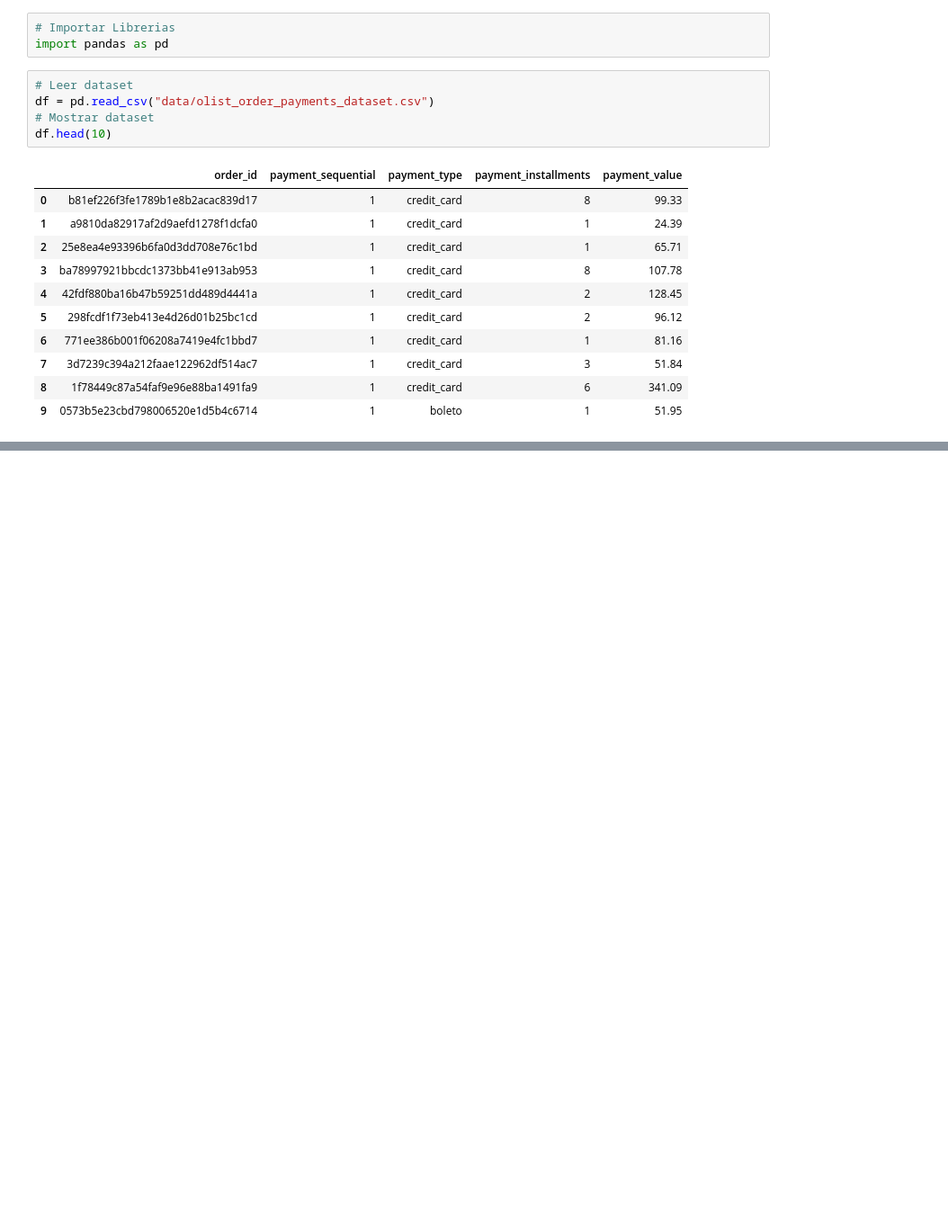
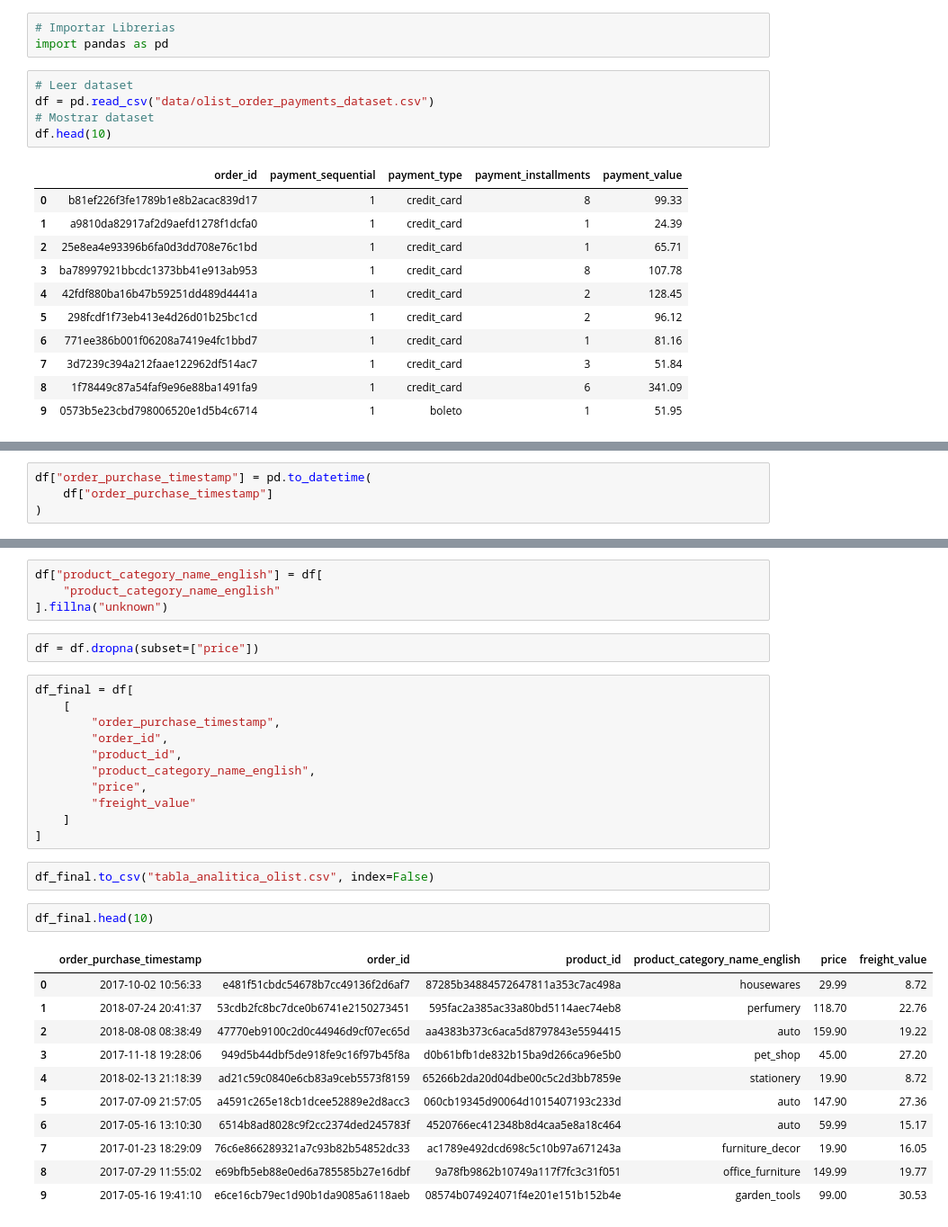
Before and after one commit to roguef07/TFM_Equipo_15, a Jupyter notebook: scrapping/EDA.ipynb, the cells around one changed output, grey strips where cells are left out. Shown at 90% size. Cells and saved outputs as stored; diff of their text form; blank space fills up the shorter version.

```diff
--- a/scrapping/EDA.ipynb
+++ b/scrapping/EDA.ipynb
@@ -30,0 +58,4 @@ Hola mundo
+# %%
+df["order_purchase_timestamp"] = pd.to_datetime(
+    df["order_purchase_timestamp"]
+)
@@ -30,0 +78,33 @@ Hola mundo
+# %%
+df["product_category_name_english"] = df[
+    "product_category_name_english"
+].fillna("unknown")
+# %%
+df = df.dropna(subset=["price"])
+# %%
+df_final = df[
+    [
+        "order_purchase_timestamp",
+        "order_id",
+        "product_id",
+        "product_category_name_english",
+        "price",
+        "freight_value"
+    ]
+]
+# %%
+df_final.to_csv("tabla_analitica_olist.csv", index=False)
+# %%
+df_final.head(10)
+# %% [output]
+|  | order_purchase_timestamp | order_id | product_id | product_category_name_english | price | freight_value |
+| 0 | 2017-10-02 10:56:33 | e481f51cbdc54678b7cc49136f2d6af7 | 87285b34884572647811a353c7ac498a | housewares | 29.99 | 8.72 |
+| 1 | 2018-07-24 20:41:37 | 53cdb2fc8bc7dce0b6741e2150273451 | 595fac2a385ac33a80bd5114aec74eb8 | perfumery | 118.70 | 22.76 |
+| 2 | 2018-08-08 08:38:49 | 47770eb9100c2d0c44946d9cf07ec65d | aa4383b373c6aca5d8797843e5594415 | auto | 159.90 | 19.22 |
+| 3 | 2017-11-18 19:28:06 | 949d5b44dbf5de918fe9c16f97b45f8a | d0b61bfb1de832b15ba9d266ca96e5b0 | pet_shop | 45.00 | 27.20 |
+| 4 | 2018-02-13 21:18:39 | ad21c59c0840e6cb83a9ceb5573f8159 | 65266b2da20d04dbe00c5c2d3bb7859e | stationery | 19.90 | 8.72 |
+| 5 | 2017-07-09 21:57:05 | a4591c265e18cb1dcee52889e2d8acc3 | 060cb19345d90064d1015407193c233d | auto | 147.90 | 27.36 |
+| 6 | 2017-05-16 13:10:30 | 6514b8ad8028c9f2cc2374ded245783f | 4520766ec412348b8d4caa5e8a18c464 | auto | 59.99 | 15.17 |
+| 7 | 2017-01-23 18:29:09 | 76c6e866289321a7c93b82b54852dc33 | ac1789e492dcd698c5c10b97a671243a | furniture_decor | 19.90 | 16.05 |
+| 8 | 2017-07-29 11:55:02 | e69bfb5eb88e0ed6a785585b27e16dbf | 9a78fb9862b10749a117f7fc3c31f051 | office_furniture | 149.99 | 19.77 |
+| 9 | 2017-05-16 19:41:10 | e6ce16cb79ec1d90b1da9085a6118aeb | 08574b074924071f4e201e151b152b4e | garden_tools | 99.00 | 30.53 |
```
Also changed, not shown: parts of 31 cells of this notebook.
